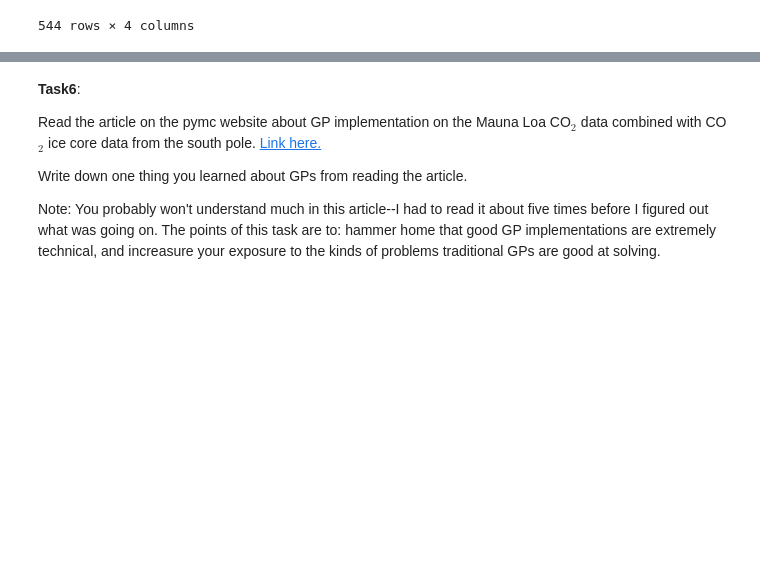
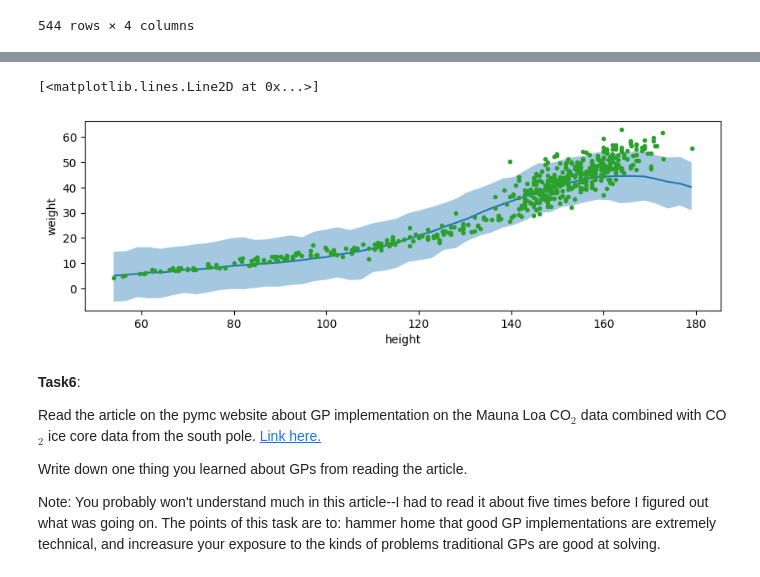
Before and after one commit to NatasaKinzy/Data-Science, a Jupyter notebook: Unit7/NataKinzUnit7ExercisesSF.ipynb, the cells around one changed output, grey strips where cells are left out. Cells and saved outputs as stored; diff of their text form; code cells hidden in the pictures; blank space fills up the shorter version.

```diff
--- a/Unit7/NataKinzUnit7ExercisesSF.ipynb
+++ b/Unit7/NataKinzUnit7ExercisesSF.ipynb
@@ -129,21 +120,24 @@ def get_ig_params(x_vals, l_b=None, u_b=None, mass=0.96, plot=False):
 # %%
 prior_gp = {
     "sigma": bmb.Prior("Gamma", mu=1, sigma=0.01),
-    "ell": bmb.Prior("InverseGamma", **get_ig_params(hour))
+    "ell": bmb.Prior("InverseGamma", **get_ig_params(height))
 }
 
 priors = {
-    "hsgp(hour, m=168, c=8.0)": prior_gp,
+    "hsgp(height, m=168, c=8.0)": prior_gp,
     "alpha": bmb.Prior("HalfNormal", sigma=1)
 }
 
-model_hsb = bmb.Model("rented ~ 0 + hsgp(hour, m=168, c=8.0)", bikes, family="negativebinomial", priors=priors)
+model_hsb = bmb.Model("weight ~ 0 + hsgp(height, m=168, c=8.0)", howell, family="t", priors=priors)
 idata_hsb = model_hsb.fit()
 # %%
-_, ax = bmb.interpret.plot_predictions(model_hsb, idata_hsb, ["hour"],
+_, ax = bmb.interpret.plot_predictions(model_hsb, idata_hsb, ["height"],
                                        pps = True,
                                        fig_kwargs={"figsize": (10, 3)})
-ax[0].plot(bikes["hour"].values, bikes["rented"].values, "C2.")
+ax[0].plot(howell["height"].values, howell["weight"].values, "C2.")
+# %% [output]
+[<matplotlib.lines.Line2D at 0x...>]
+[figure, added]
 # %% [markdown]
 **Task6**:
 
```
Also changed, not shown: parts of 7 cells of this notebook.
